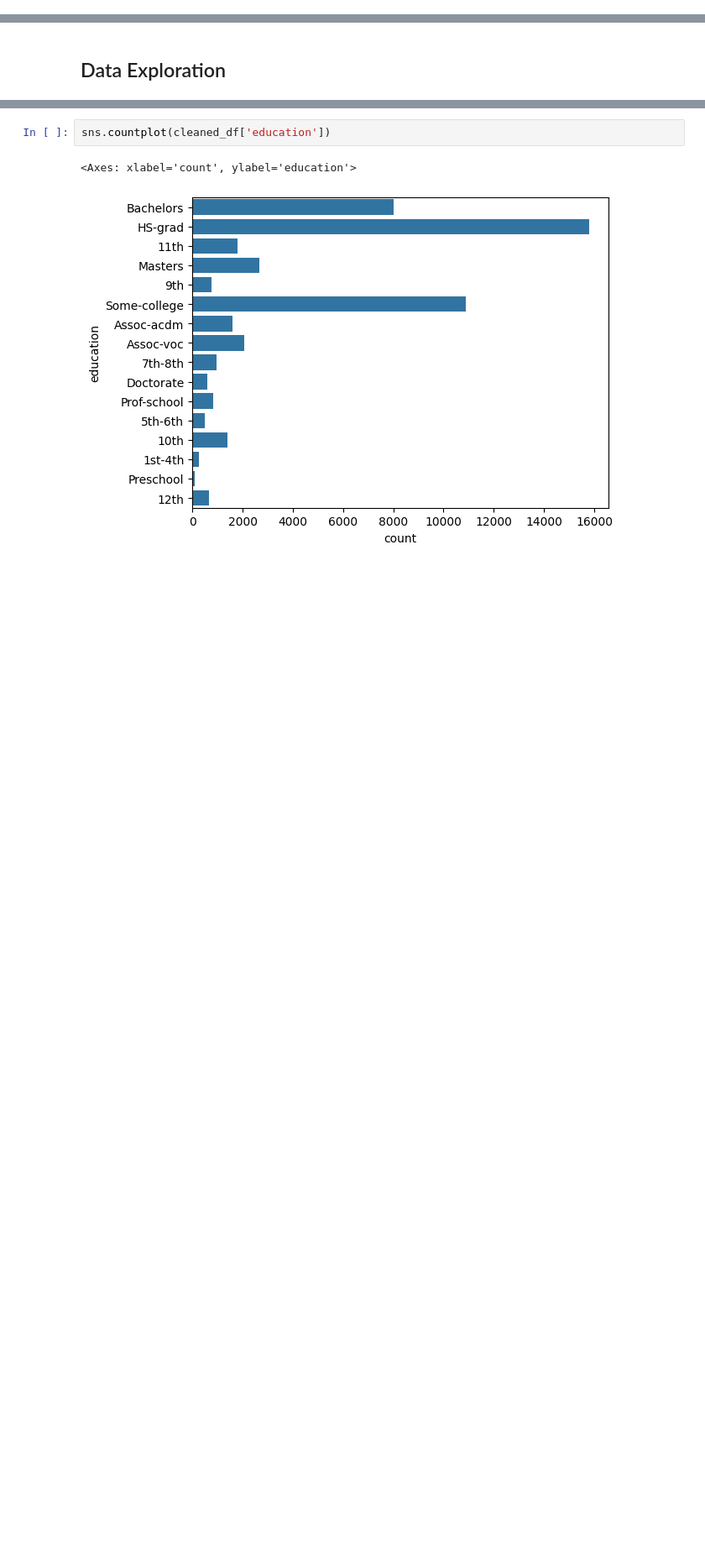
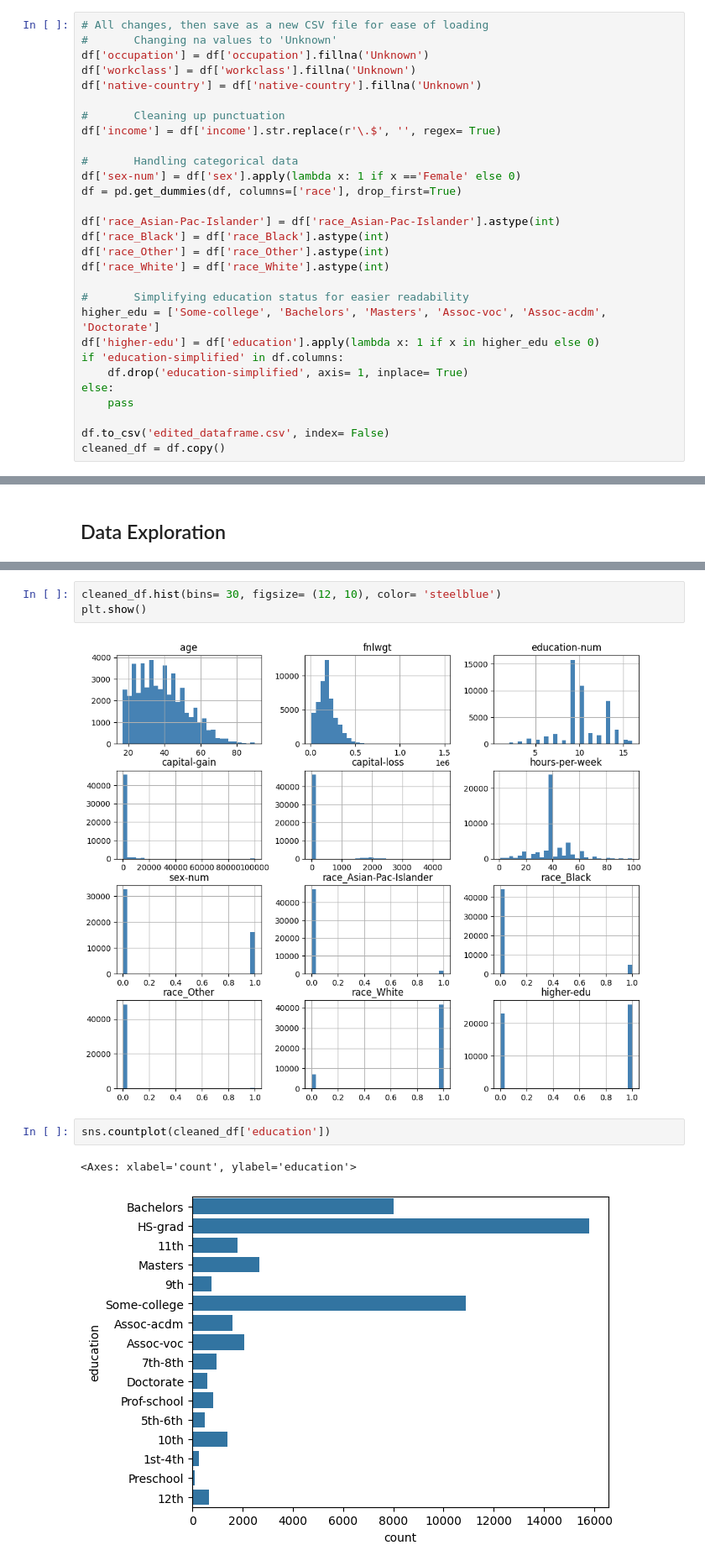
Before and after one commit to garlingz/Income-EDA, a Jupyter notebook: EDA_notebook.ipynb, the cells around one changed output, grey strips where cells are left out. Shown at 84% size. Cells and saved outputs as stored; diff of their text form; blank space fills up the shorter version.

Commit message:
Update EDA_Notebook
Better organization. A graph or two added, and started preparing data for machine learning predictions.

```diff
--- a/EDA_notebook.ipynb
+++ b/EDA_notebook.ipynb
@@ -42,6 +42,35 @@ df
 | 48840 | 44 | Private | 83891 | Bachelors | 13 | Divorced | Adm-clerical | Own-child | ... |
 | 48841 | 35 | Self-emp-inc | 182148 | Bachelors | 13 | Married-civ-spouse | Exec-managerial | Husband | ... |
 48842 rows × 15 columns
+# %%
+# All changes, then save as a new CSV file for ease of loading
+#       Changing na values to 'Unknown'
+df['occupation'] = df['occupation'].fillna('Unknown')
+df['workclass'] = df['workclass'].fillna('Unknown')
+df['native-country'] = df['native-country'].fillna('Unknown')
+
+#       Cleaning up punctuation
+df['income'] = df['income'].str.replace(r'\.$', '', regex= True)
+
+#       Handling categorical data
+df['sex-num'] = df['sex'].apply(lambda x: 1 if x =='Female' else 0)
+df = pd.get_dummies(df, columns=['race'], drop_first=True)
+
+df['race_Asian-Pac-Islander'] = df['race_Asian-Pac-Islander'].astype(int)
+df['race_Black'] = df['race_Black'].astype(int)
+df['race_Other'] = df['race_Other'].astype(int)
+df['race_White'] = df['race_White'].astype(int)
+
+#       Simplifying education status for easier readability
+higher_edu = ['Some-college', 'Bachelors', 'Masters', 'Assoc-voc', 'Assoc-acdm', 'Doctorate']
+df['higher-edu'] = df['education'].apply(lambda x: 1 if x in higher_edu else 0)
+if 'education-simplified' in df.columns:
+    df.drop('education-simplified', axis= 1, inplace= True)
+else:
+    pass
+
+df.to_csv('edited_dataframe.csv', index= False)
+cleaned_df = df.copy()
 # %% [markdown]
 ## Handling Missing or NaN values
 # %%
@@ -408,3 +435,8 @@ KeyboardInterrupt:
+# %%
+cleaned_df.hist(bins= 30, figsize= (12, 10), color= 'steelblue')
+plt.show()
+# %% [output]
+[figure, added]
 # %%
 sns.countplot(cleaned_df['education'])
 # %% [output]
```
Also changed, not shown: parts of 12 cells of this notebook.
